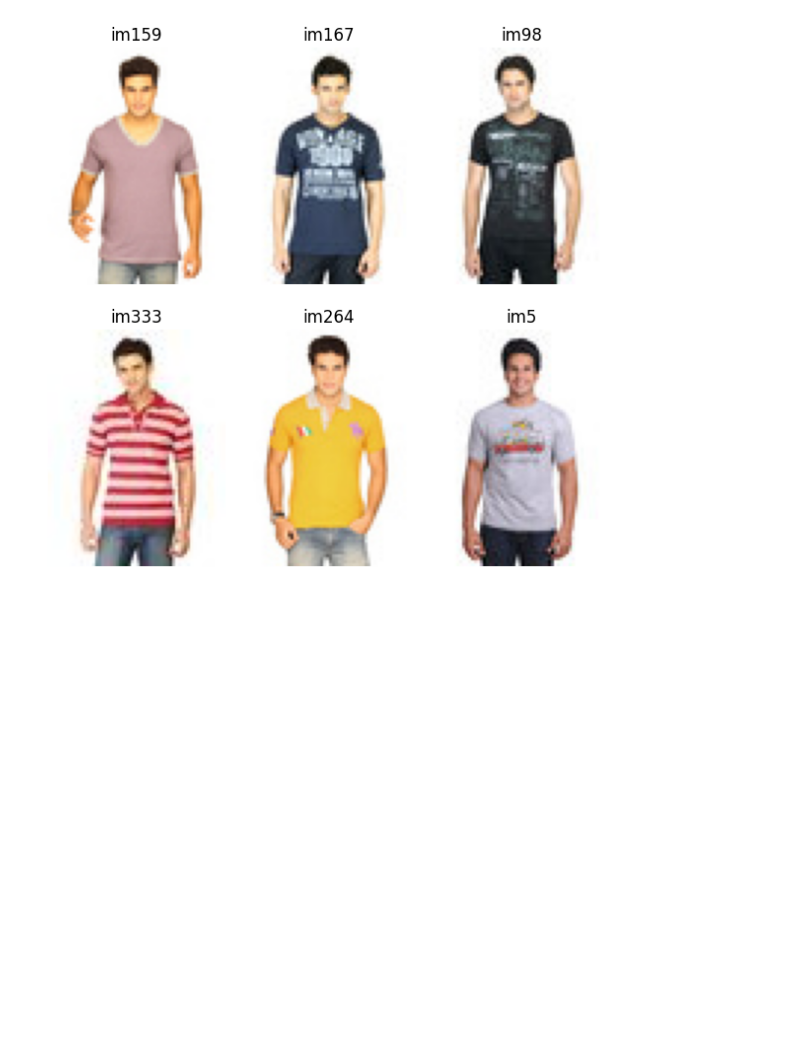
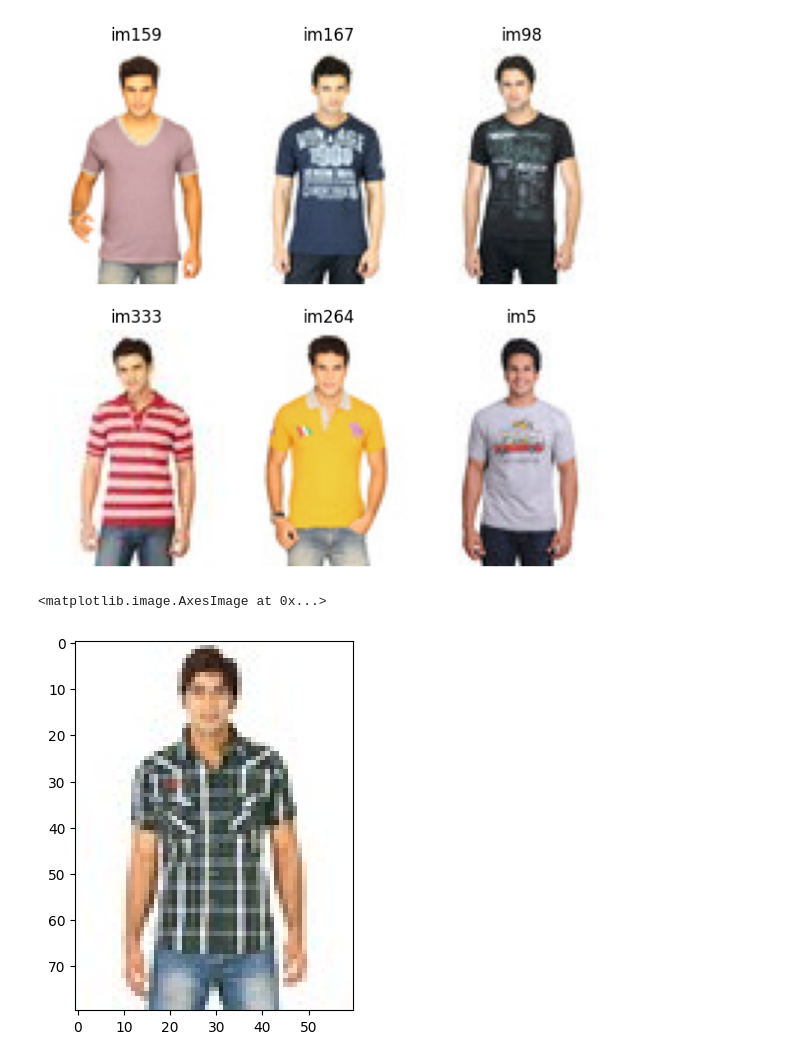
Before and after one commit to nparida2020/recomendation-system, a Jupyter notebook: recommend.ipynb, the cells around one changed output. Cells and saved outputs as stored; diff of their text form; code cells hidden in the pictures; blank space fills up the shorter version.

```diff
--- a/recommend.ipynb
+++ b/recommend.ipynb
@@ -515,0 +620,7 @@ plot_figure(idx_ref,idx_rec, idx_sim,df_summer_man_casual)
+# %%
+sample_image = "/content/drive/MyDrive/e-comerce/images/10440.jpg"
+a = plt.imread(sample_image)
+plt.imshow(a)
+# %% [output]
+<matplotlib.image.AxesImage at 0x...>
+[figure, added]
```
Also changed, not shown: parts of 3 cells of this notebook, 1 other file.
